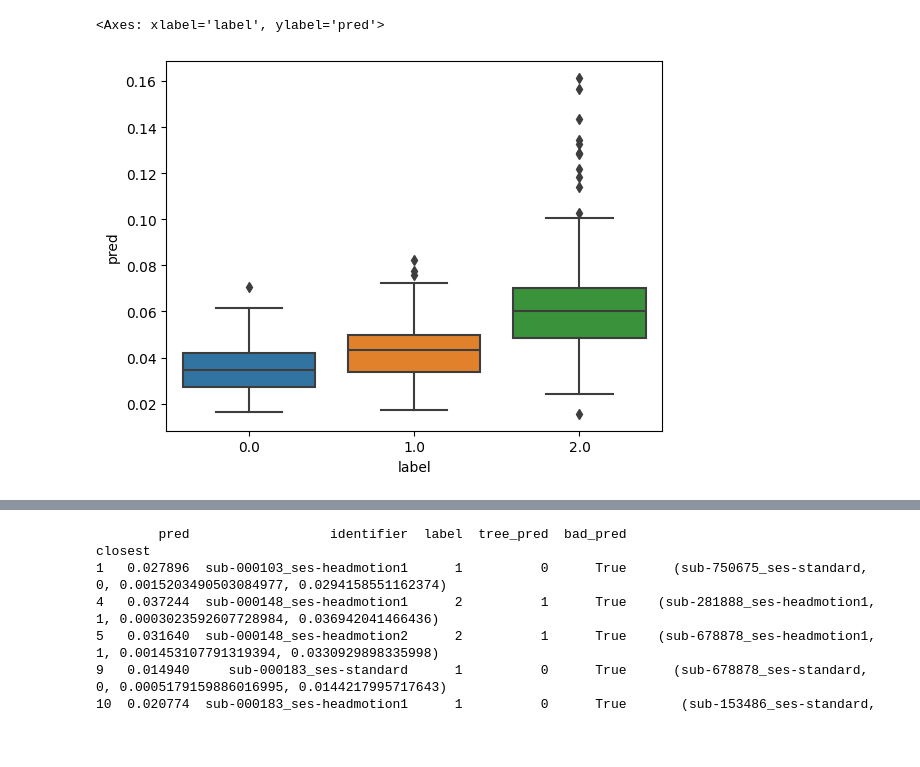
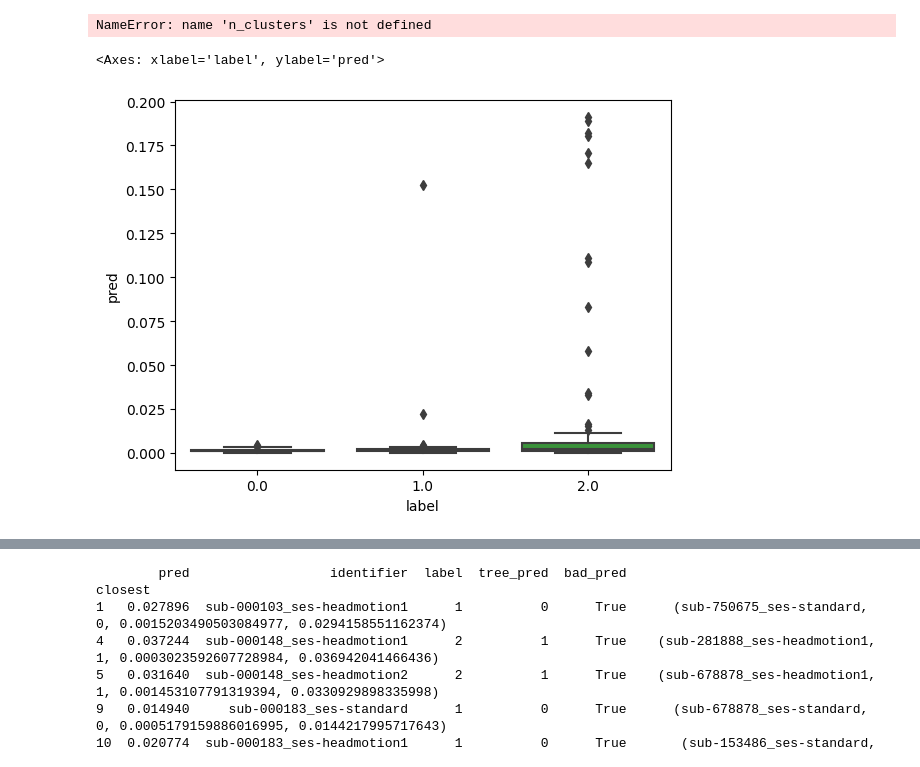
Before and after one commit to chbricout/motiondetector, a Jupyter notebook: notebooks/classifier.ipynb, the cells around one changed output, grey strips where cells are left out. Drawn from its saved outputs; the diff is of its cells as text; code cells hidden in the pictures; blank space fills up the shorter version.

```diff
--- a/notebooks/classifier.ipynb
+++ b/notebooks/classifier.ipynb
@@ -17,7 +32,20 @@ import plotly.express as px
+# %%
+px.scatter(merged, x="pred_motion", y="pred_ssim", color="label")
+
+model = DecisionTreeClassifier(
+    max_leaf_nodes=n_clusters,
+    class_weight="balanced",
+)
+model.fit(X_train, y_train)
+accuracy = balanced_accuracy_score(y_val, model.predict(X_val))
+print(accuracy)
+plot_tree(model)
+# %% [output]
+NameError: name 'n_clusters' is not defined
 # %%
-df = pd.read_csv(r"C:\Users\Brico\Downloads\MRART-pred(1).csv", index_col=0)
+df = pd.read_csv(r"/home/at70870/Downloads/MRART-vit-ssim.csv", index_col=0)
 df['label'] = df['label'].astype(float)
 sb.boxplot(df, x="label", y="pred")
 # %% [output]
 <Axes: xlabel='label', ylabel='pred'>
-[figure, old version]
+[figure, new version]
```
Also changed, not shown: parts of 4 cells of this notebook, 3 other files.
